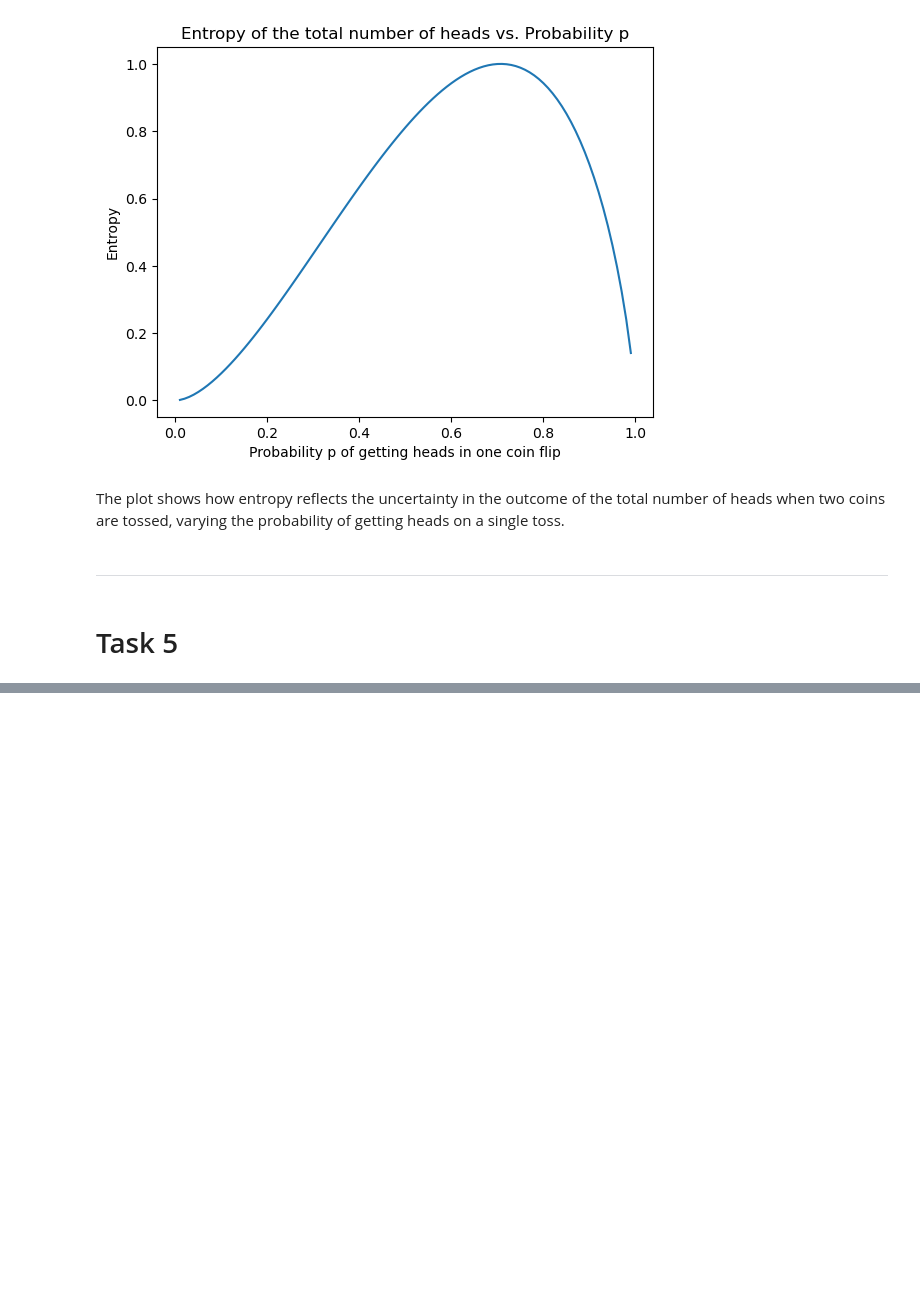
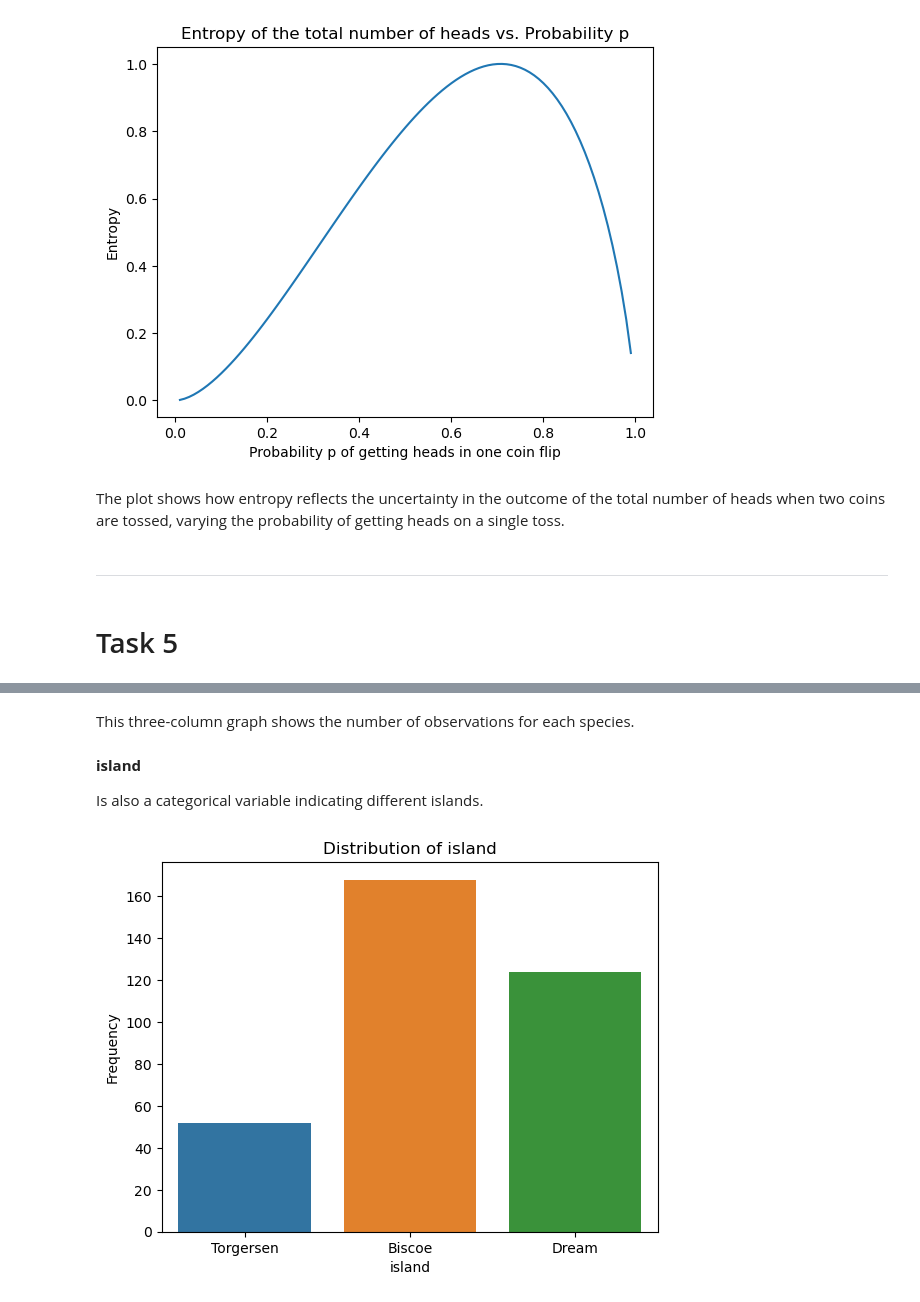
Before and after one commit to jalaca91/Fundamentals-data-analysis, a Jupyter notebook: tasks.ipynb, the cells around one changed output, grey strips where cells are left out. Saved outputs shown, nothing was run; the diff lists cells and outputs as text; code cells hidden in the pictures; blank space fills up the shorter version.

```diff
--- a/tasks.ipynb
+++ b/tasks.ipynb
@@ -453,0 +515,16 @@ The plot shows how entropy reflects the uncertainty in the outcome of the total
+# %% [markdown]
+This three-column graph shows the number of observations for each species.
+# %% [markdown]
+**island**
+
+Is also a categorical variable indicating different islands.
+# %%
+# Create a countplot for variable island
+
+sns.countplot(data, x="island")
+plt.title("Distribution of island")
+plt.xlabel("island")
+plt.ylabel("Frequency")
+plt.show()
+# %% [output]
+[figure, added]
```
Also changed, not shown: parts of 20 cells of this notebook.
